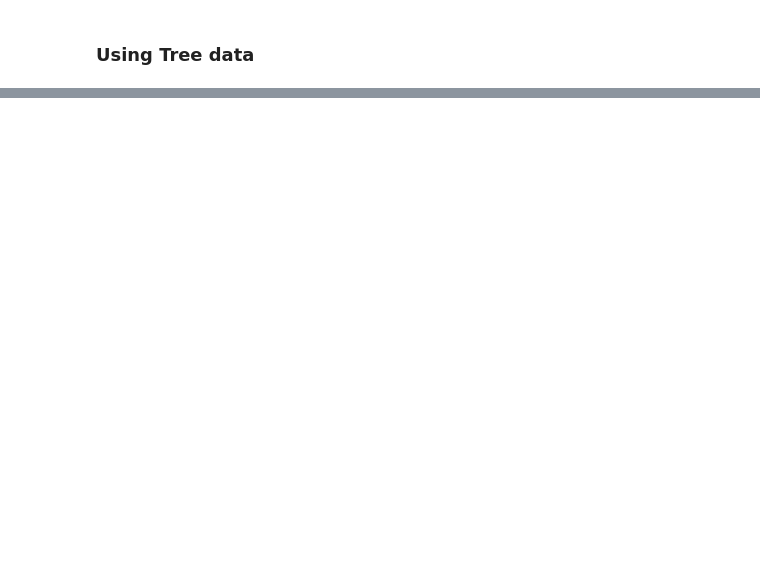
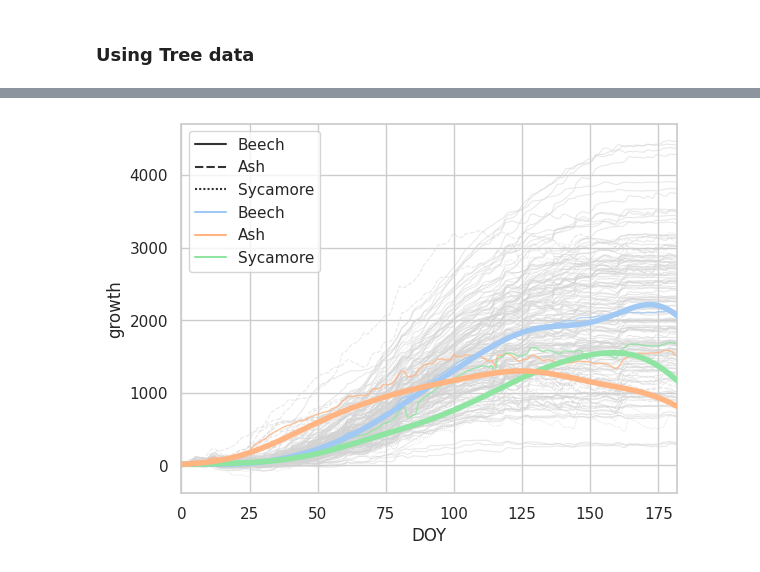
Before and after one commit to ItsNiklas/sparse-gaussian-processes, a Jupyter notebook: Trees.ipynb, the cells around one changed output, grey strips where cells are left out. Cells and saved outputs as stored; diff of their text form; code cells hidden in the pictures; blank space fills up the shorter version.

```diff
--- a/Trees.ipynb
+++ b/Trees.ipynb
@@ -33,5 +61,5 @@ for i, tree_model in enumerate(tree_models):
 # %%
-fig = plt.figure(figsize=(16, 9))
+fig = plt.figure()
 sns.set_theme(style="whitegrid", palette="pastel")
 
 # All lines
@@ -48,31 +76,33 @@ sns.lineplot(
 )
 
 plt.gca().set(xlim=(0, 182))
 
 # Plot means
 sns.lineplot(
     data=dendro,
     x="DOY",
     y="growth",
     hue="species",
     # estimator=None,
     # errorbar=('ci', 99),
     errorbar=None,
     lw=1,
     zorder=2,
     alpha=0.8,
 )
 
 X_test = np.linspace(0, 182, 300, True)
 # Plot GP
 for i, tree_model in enumerate(tree_models):
     filt = dendro[dendro.species.eq(pd.unique(dendro.species)[i]) & dendro.DOY.mod(30).eq(0)]
     sns.lineplot(
         x=X_test,
-        y=tree_model.predict(X_test.reshape(-1, 1)).ravel() + filt.growth.mean(),
+        y=tree_model.predict(X_test.reshape(-1, 1)).ravel(),
         lw=4,
         zorder=3,
         color=sns.color_palette()[i if i == 0 else [2, 1][i - 1]],
     )
 
 plt.show()
+# %% [output]
+[figure, added]
```
Also changed, not shown: parts of 2 cells of this notebook, 1 other file.
